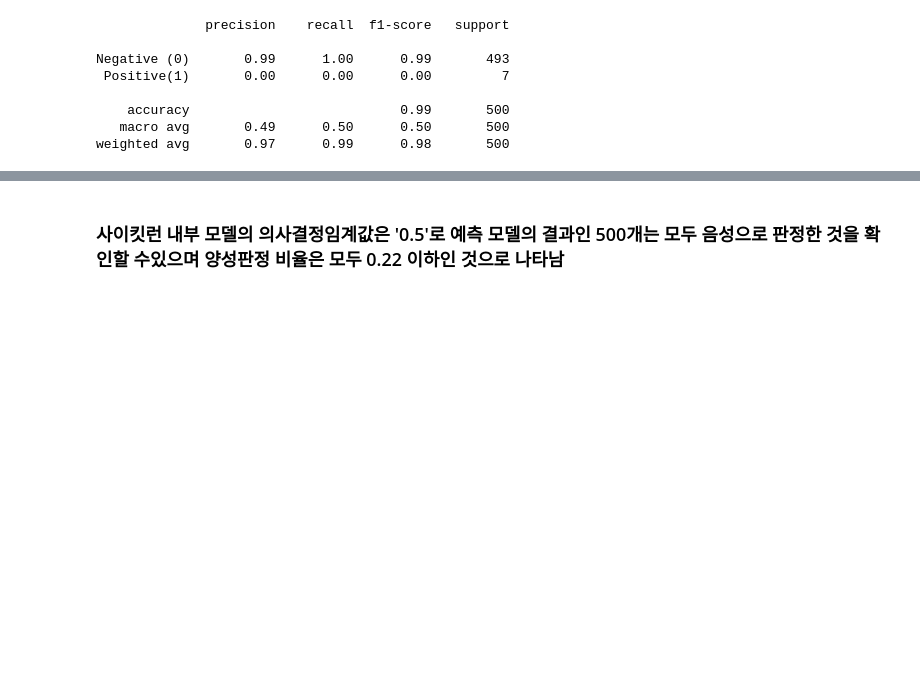
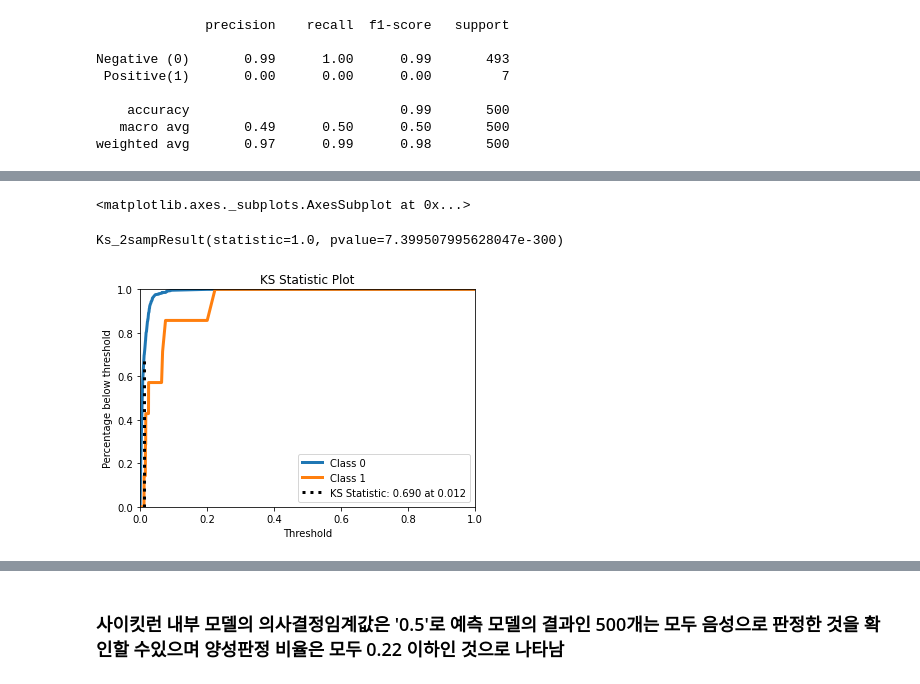
Before and after one commit to ancestor9/aSSIST, a Jupyter notebook: 16_Imbalance data.ipynb, the cells around one changed output, grey strips where cells are left out. Saved outputs shown, nothing was run; the diff lists cells and outputs as text; code cells hidden in the pictures; blank space fills up the shorter version.

```diff
--- a/16_Imbalance data.ipynb
+++ b/16_Imbalance data.ipynb
@@ -82,2 +109,11 @@ findfont: Font family ['Malgun Gothic'] not found. Falling back to DejaVu Sans.
 [figure]
 [figure]
+# %%
+skplt.metrics.plot_ks_statistic(y_test, y_probas)
+
+from scipy.stats import ks_2samp
+print(ks_2samp(y_probas[:, 0], y_probas[:, 1]))
+# %% [output]
+<matplotlib.axes._subplots.AxesSubplot at 0x...>
+Ks_2sampResult(statistic=1.0, pvalue=7.399507995628047e-300)
+[figure, added]
```
Also changed, not shown: parts of 37 cells of this notebook.
